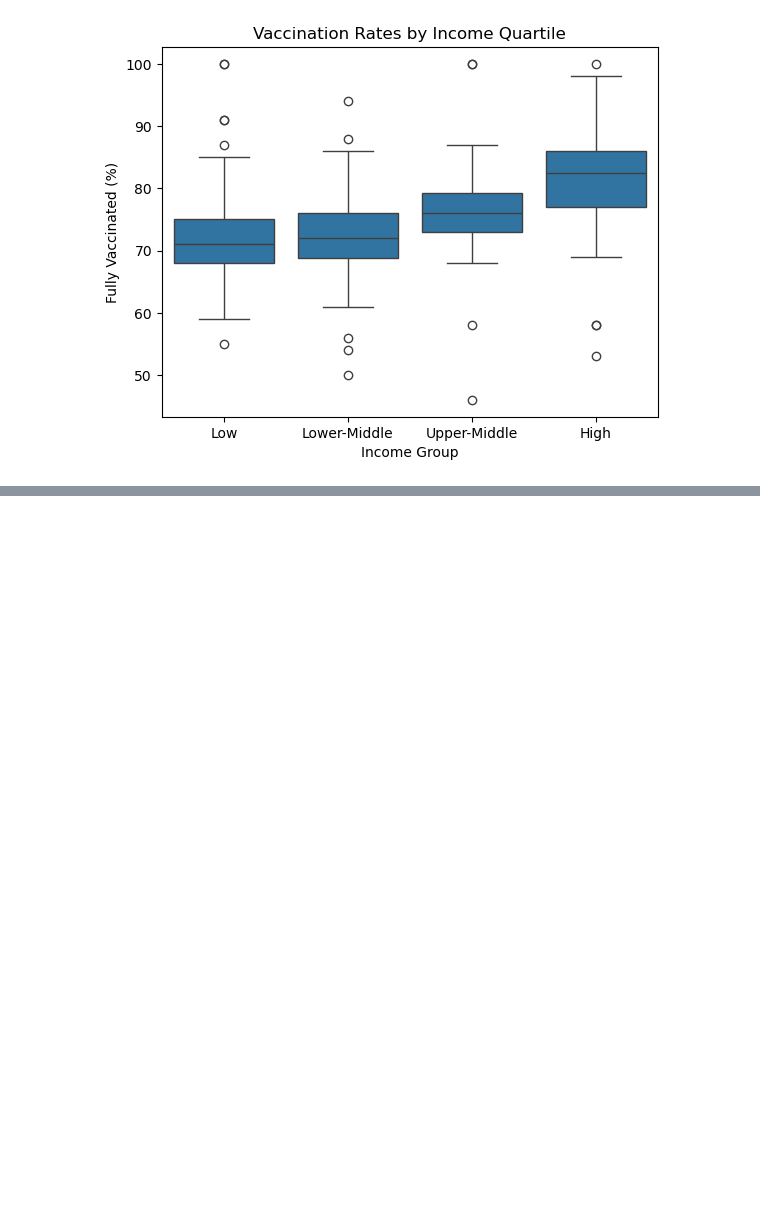
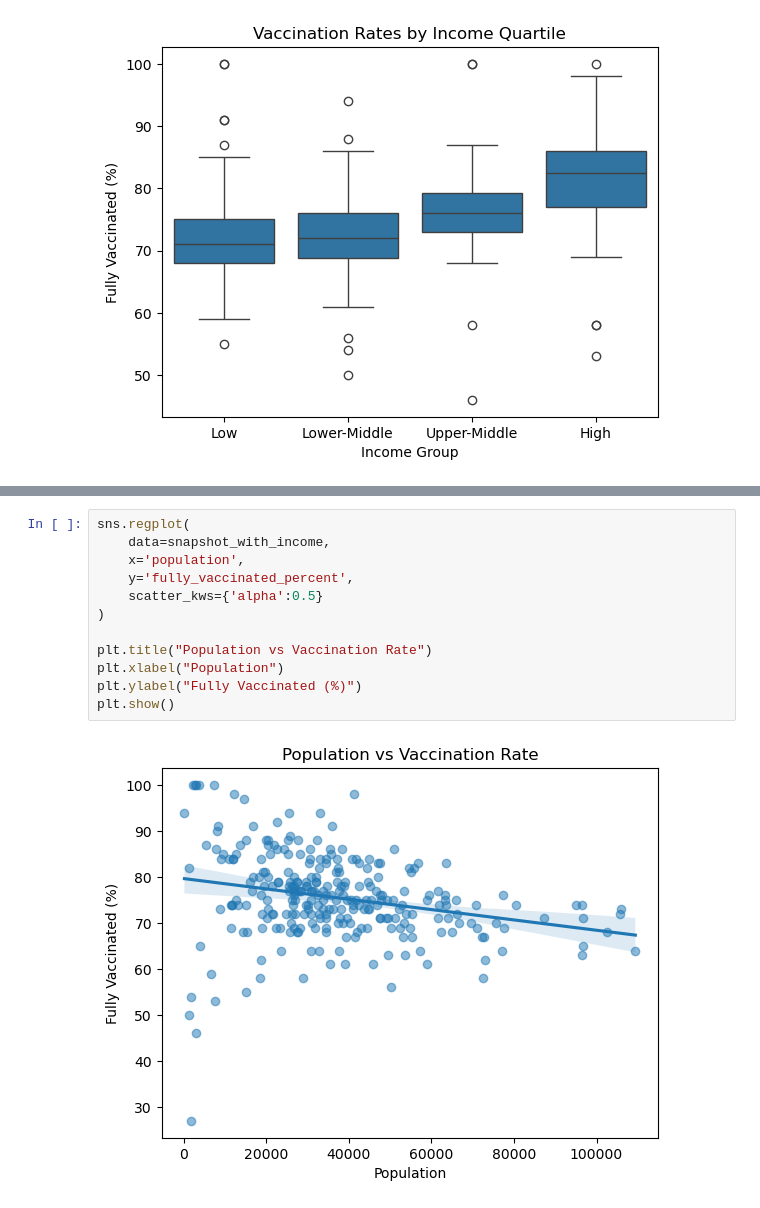
Before and after one commit to s-tran006/MGT-151R---Business-Analytics, a Jupyter notebook: MGT 151R (2).ipynb, the cells around one changed output, grey strips where cells are left out. Cells and saved outputs as stored; diff of their text form; blank space fills up the shorter version.

```diff
--- a/MGT 151R (2).ipynb
+++ b/MGT 151R (2).ipynb
@@ -557,0 +610,14 @@ plt.show()
+# %%
+sns.regplot(
+    data=snapshot_with_income,
+    x='population',
+    y='fully_vaccinated_percent',
+    scatter_kws={'alpha':0.5}
+)
+
+plt.title("Population vs Vaccination Rate")
+plt.xlabel("Population")
+plt.ylabel("Fully Vaccinated (%)")
+plt.show()
+# %% [output]
+[figure, added]
```
Also changed, not shown: parts of 6 cells of this notebook.
